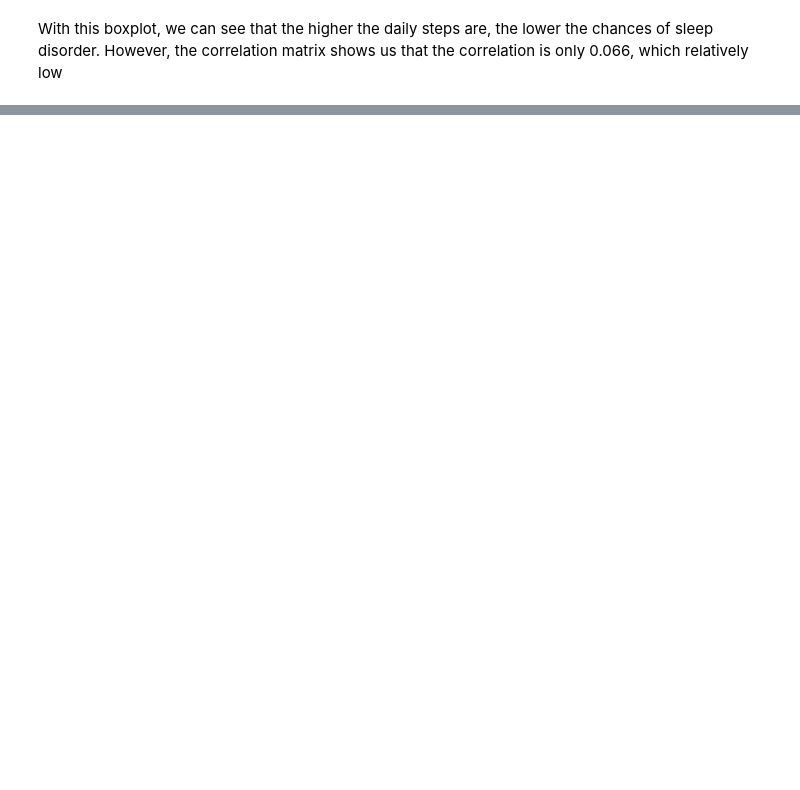
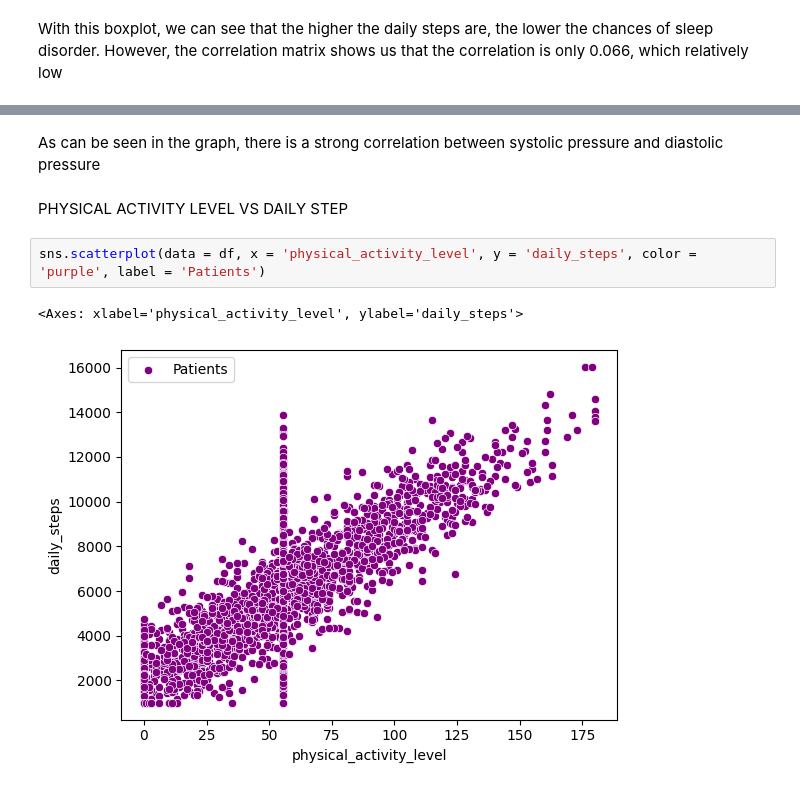
Before and after one commit to AleSSandroArij/BUSSINES-ANALYTICS, a Jupyter notebook: The_Importance_of_Sleep_for_Health.ipynb, the cells around one changed output, grey strips where cells are left out. Cells and saved outputs as stored; diff of their text form; blank space fills up the shorter version.

```diff
--- a/The_Importance_of_Sleep_for_Health.ipynb
+++ b/The_Importance_of_Sleep_for_Health.ipynb
@@ -341,0 +742,9 @@ HOLAAAAAA, ESTO ES UNA PRUEBA
+# %% [markdown]
+As can be seen in the graph, there is a strong correlation between systolic pressure and diastolic pressure
+# %% [markdown]
+PHYSICAL ACTIVITY LEVEL VS DAILY STEP
+# %%
+sns.scatterplot(data = df, x = 'physical_activity_level', y = 'daily_steps', color = 'purple', label = 'Patients')
+# %% [output]
+<Axes: xlabel='physical_activity_level', ylabel='daily_steps'>
+[figure, added]
```
Also changed, not shown: parts of 89 cells of this notebook.
